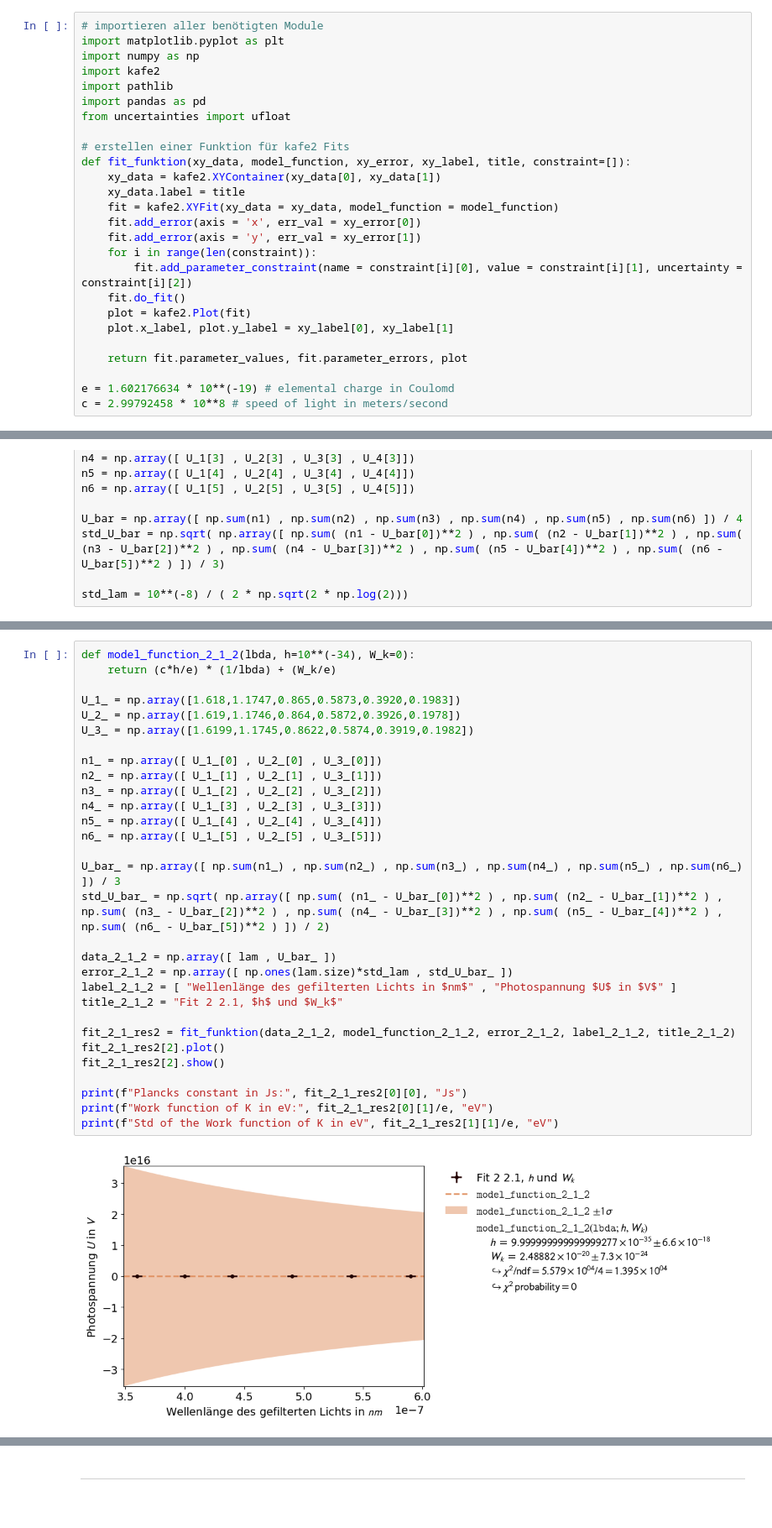
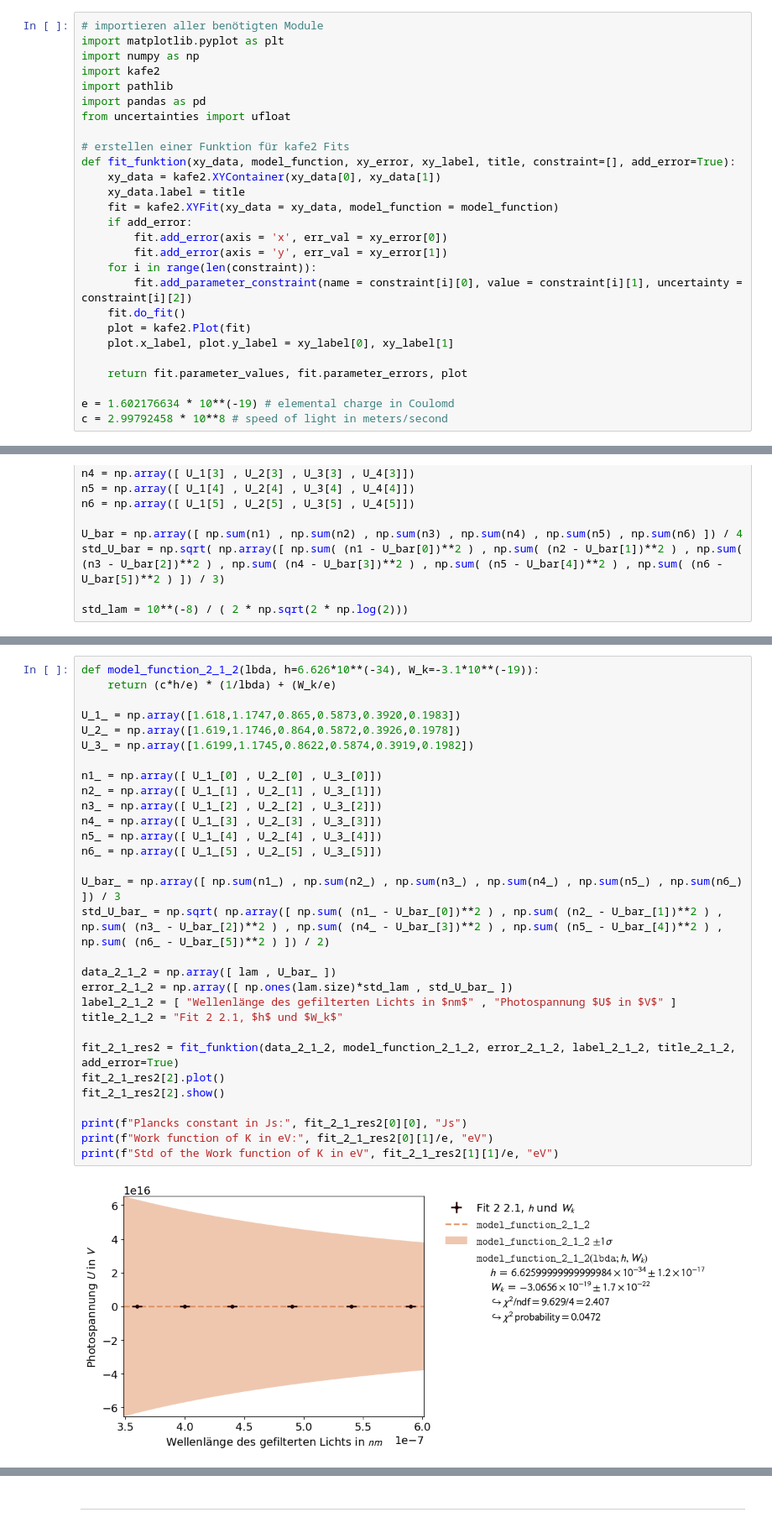
Before and after one commit to MRNock04/P2, a Jupyter notebook: Photoeffekt/Photoeffekt.ipynb, the cells around one changed output, grey strips where cells are left out. Shown at 84% size. Cells and saved outputs as stored; diff of their text form.

```diff
--- a/Photoeffekt/Photoeffekt.ipynb
+++ b/Photoeffekt/Photoeffekt.ipynb
@@ -85,12 +85,13 @@ import pandas as pd
 from uncertainties import ufloat
 
 # erstellen einer Funktion für kafe2 Fits
-def fit_funktion(xy_data, model_function, xy_error, xy_label, title, constraint=[]):
+def fit_funktion(xy_data, model_function, xy_error, xy_label, title, constraint=[], add_error=True):
     xy_data = kafe2.XYContainer(xy_data[0], xy_data[1])
     xy_data.label = title
     fit = kafe2.XYFit(xy_data = xy_data, model_function = model_function)
-    fit.add_error(axis = 'x', err_val = xy_error[0])
-    fit.add_error(axis = 'y', err_val = xy_error[1])
+    if add_error:
+        fit.add_error(axis = 'x', err_val = xy_error[0])
+        fit.add_error(axis = 'y', err_val = xy_error[1])
     for i in range(len(constraint)):
         fit.add_parameter_constraint(name = constraint[i][0], value = constraint[i][1], uncertainty = constraint[i][2])
     fit.do_fit()
@@ -235,32 +235,32 @@ Now, if we repeat the fit with the other groups measurement, we get the followin
 # %%
-def model_function_2_1_2(lbda, h=10**(-34), W_k=0):
+def model_function_2_1_2(lbda, h=6.626*10**(-34), W_k=-3.1*10**(-19)):
     return (c*h/e) * (1/lbda) + (W_k/e)
 
 U_1_ = np.array([1.618,1.1747,0.865,0.5873,0.3920,0.1983])
 U_2_ = np.array([1.619,1.1746,0.864,0.5872,0.3926,0.1978])
 U_3_ = np.array([1.6199,1.1745,0.8622,0.5874,0.3919,0.1982])
 
 n1_ = np.array([ U_1_[0] , U_2_[0] , U_3_[0]])
 n2_ = np.array([ U_1_[1] , U_2_[1] , U_3_[1]])
 n3_ = np.array([ U_1_[2] , U_2_[2] , U_3_[2]])
 n4_ = np.array([ U_1_[3] , U_2_[3] , U_3_[3]])
 n5_ = np.array([ U_1_[4] , U_2_[4] , U_3_[4]])
 n6_ = np.array([ U_1_[5] , U_2_[5] , U_3_[5]])
 
 U_bar_ = np.array([ np.sum(n1_) , np.sum(n2_) , np.sum(n3_) , np.sum(n4_) , np.sum(n5_) , np.sum(n6_) ]) / 3
 std_U_bar_ = np.sqrt( np.array([ np.sum( (n1_ - U_bar_[0])**2 ) , np.sum( (n2_ - U_bar_[1])**2 ) , np.sum( (n3_ - U_bar_[2])**2 ) , np.sum( (n4_ - U_bar_[3])**2 ) , np.sum( (n5_ - U_bar_[4])**2 ) , np.sum( (n6_ - U_bar_[5])**2 ) ]) / 2)
 
 data_2_1_2 = np.array([ lam , U_bar_ ])
 error_2_1_2 = np.array([ np.ones(lam.size)*std_lam , std_U_bar_ ])
 label_2_1_2 = [ "Wellenlänge des gefilterten Lichts in $nm$" , "Photospannung $U$ in $V$" ]
 title_2_1_2 = "Fit 2 2.1, $h$ und $W_k$"
 
-fit_2_1_res2 = fit_funktion(data_2_1_2, model_function_2_1_2, error_2_1_2, label_2_1_2, title_2_1_2)
+fit_2_1_res2 = fit_funktion(data_2_1_2, model_function_2_1_2, error_2_1_2, label_2_1_2, title_2_1_2, add_error=True)
 fit_2_1_res2[2].plot()
 fit_2_1_res2[2].show()
 
 print(f"Plancks constant in Js:", fit_2_1_res2[0][0], "Js")
 print(f"Work function of K in eV:", fit_2_1_res2[0][1]/e, "eV")
 print(f"Std of the Work function of K in eV", fit_2_1_res2[1][1]/e, "eV")
 # %% [output]
-[figure, old version]
+[figure, new version]
```
Also changed, not shown: parts of 10 cells of this notebook, 2 other files.
